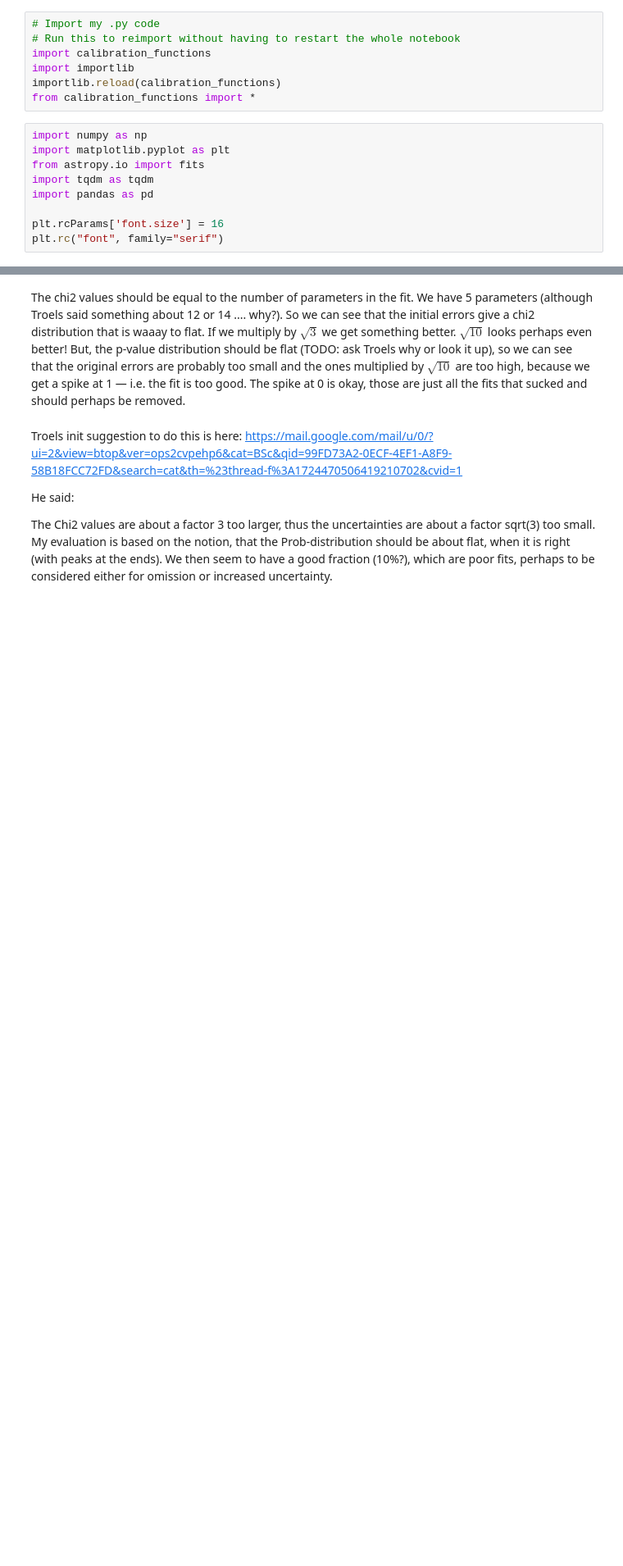
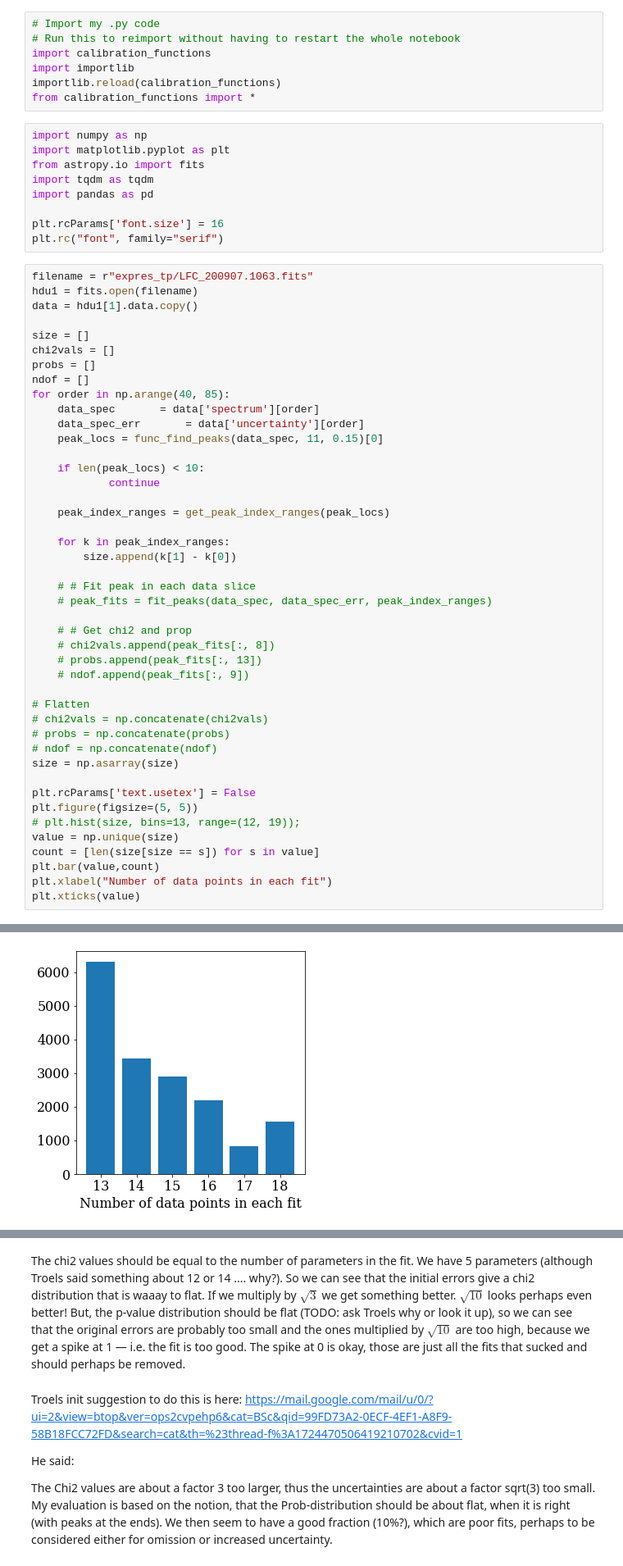
Before and after one commit to Harteg/bachelor-project, a Jupyter notebook: errors.ipynb, the cells around one changed output, grey strips where cells are left out. Shown: that part at 82% size. Drawn from its saved outputs; the diff is of its cells as text; blank space fills up the shorter version.

```diff
--- a/errors.ipynb
+++ b/errors.ipynb
@@ -14,3 +14,48 @@ import pandas as pd
 
 plt.rcParams['font.size'] = 16
 plt.rc("font", family="serif")
+# %%
+filename = r"expres_tp/LFC_200907.1063.fits"
+hdu1 = fits.open(filename)
+data = hdu1[1].data.copy()
+
+size = []
+chi2vals = []
+probs = []
+ndof = []
+for order in np.arange(40, 85):
+    data_spec       = data['spectrum'][order]
+    data_spec_err       = data['uncertainty'][order]
+    peak_locs = func_find_peaks(data_spec, 11, 0.15)[0]
+
+    if len(peak_locs) < 10:
+            continue
+
+    peak_index_ranges = get_peak_index_ranges(peak_locs)
+
+    for k in peak_index_ranges:
+        size.append(k[1] - k[0])
+
+    # # Fit peak in each data slice
+    # peak_fits = fit_peaks(data_spec, data_spec_err, peak_index_ranges)
+
+    # # Get chi2 and prop
+    # chi2vals.append(peak_fits[:, 8])
+    # probs.append(peak_fits[:, 13])
+    # ndof.append(peak_fits[:, 9])
+
+# Flatten
+# chi2vals = np.concatenate(chi2vals)
+# probs = np.concatenate(probs)
+# ndof = np.concatenate(ndof)
+size = np.asarray(size)
+
+plt.rcParams['text.usetex'] = False
+plt.figure(figsize=(5, 5))
+# plt.hist(size, bins=13, range=(12, 19));
+value = np.unique(size)
+count = [len(size[size == s]) for s in value]
+plt.bar(value,count)
+plt.xlabel("Number of data points in each fit")
+plt.xticks(value)
+# %% [output]
@@ -17,3 +74,4 @@ plt.rc("font", family="serif")
+[figure, added]
 # %%
 filename = r"expres_tp/LFC_200907.1063.fits"
 hdu1 = fits.open(filename)
```
Also changed, not shown: parts of 6 cells of this notebook, 19 other files.
